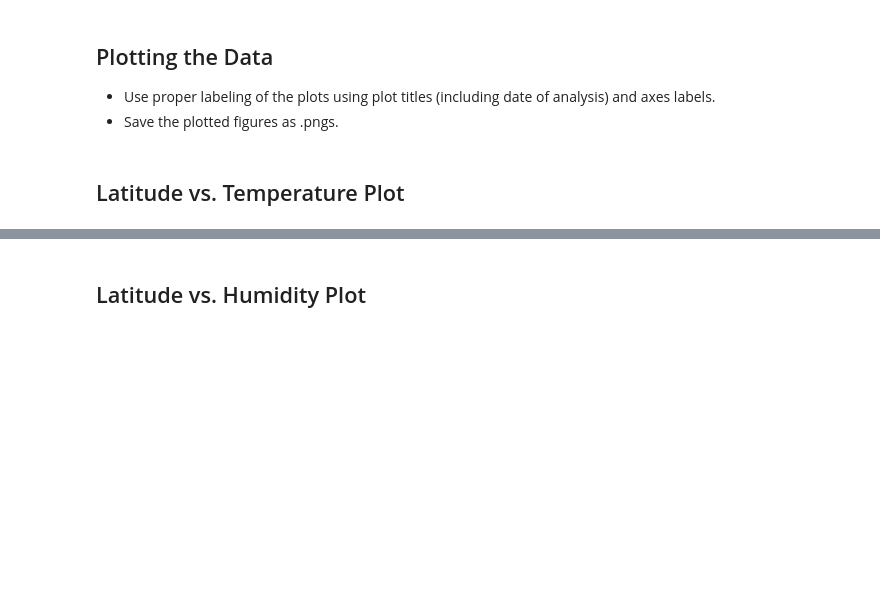
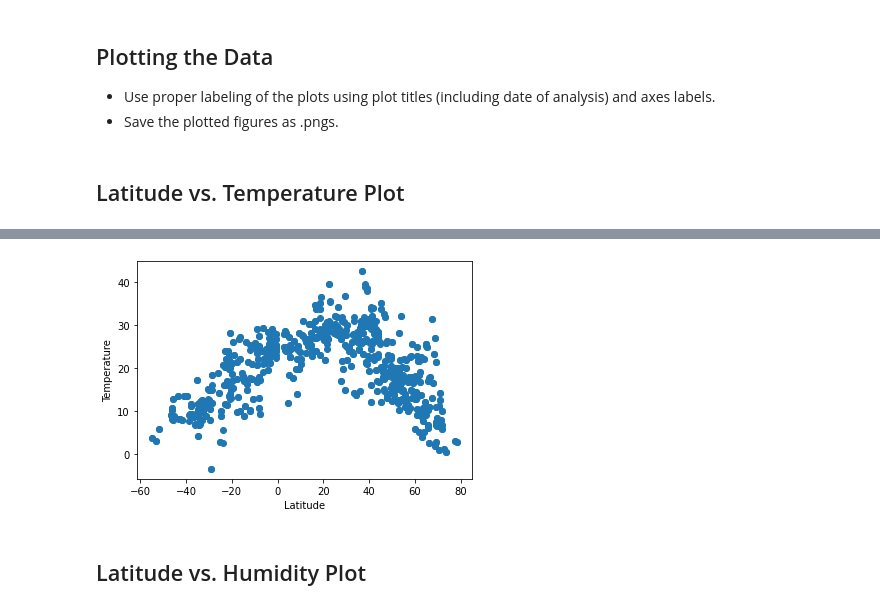
Before and after one commit to Mndblwin/python-api-challenge, a Jupyter notebook: WeatherPy/WeatherPy.ipynb, the cells around one changed output, grey strips where cells are left out. Cells and saved outputs as stored; diff of their text form; code cells hidden in the pictures; blank space fills up the shorter version.

Commit message:
Add files via upload
first several scatter plots

```diff
--- a/WeatherPy/WeatherPy.ipynb
+++ b/WeatherPy/WeatherPy.ipynb
@@ -188,2 +185,13 @@ weather_detail.describe()
+# %%
+# Create a Scatter Plot for temperature vs latitude
+x_values = weather_detail['Lat'],
+y_values = weather_detail['Max_Temp']
+plt.scatter(x_values,y_values)
+plt.xlabel('Latitude')
+plt.ylabel('Temperature')
+plt.savefig(r"C:\Users\kerry\DataBootCamp\python-api-challenge\WeatherPy\Images\Lat_vs_Temp.png")
+plt.show()
+# %% [output]
+[figure, added]
 # %% [markdown]
 ## Latitude vs. Humidity Plot
```
Also changed, not shown: parts of 7 cells of this notebook, 4 other files.
